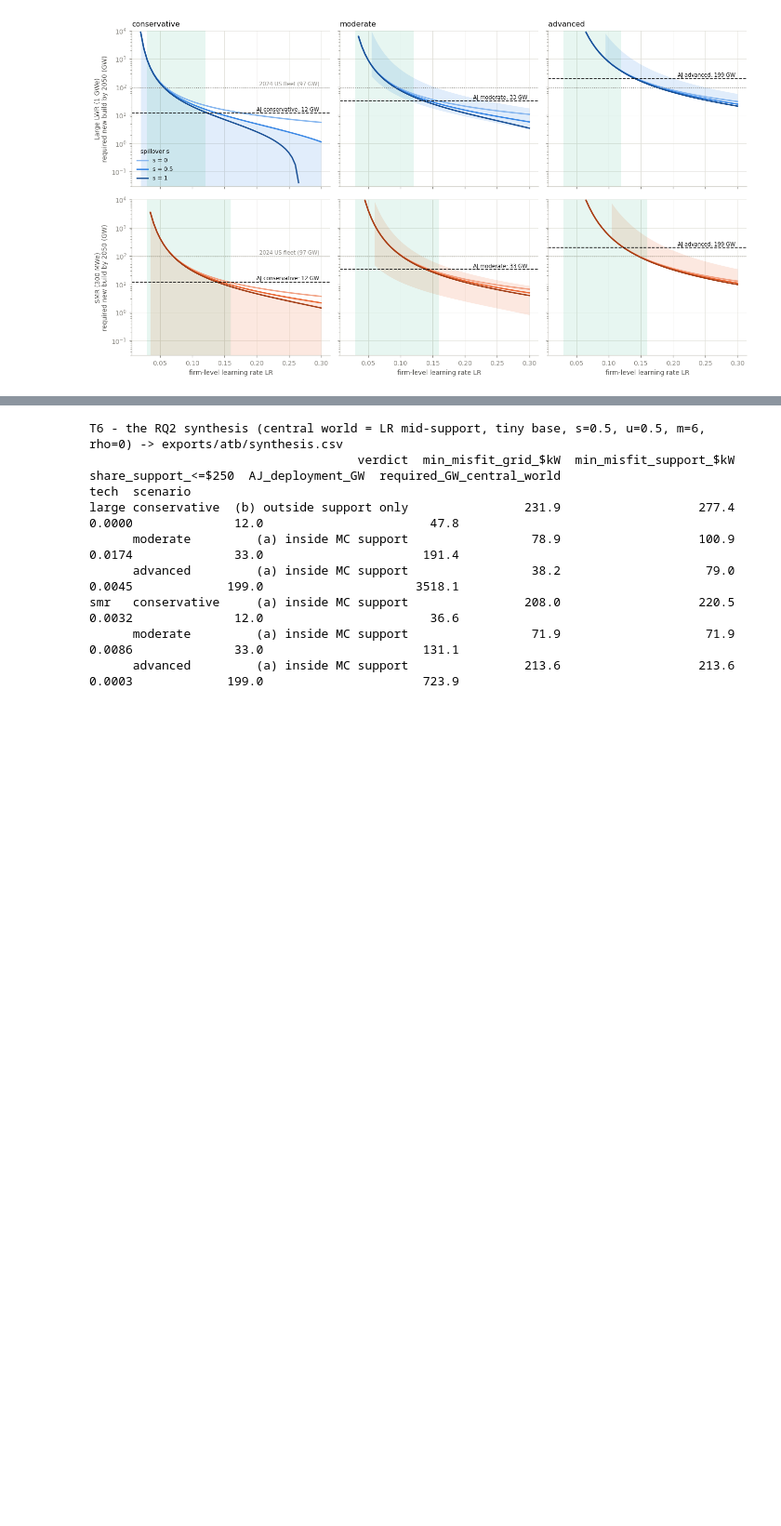
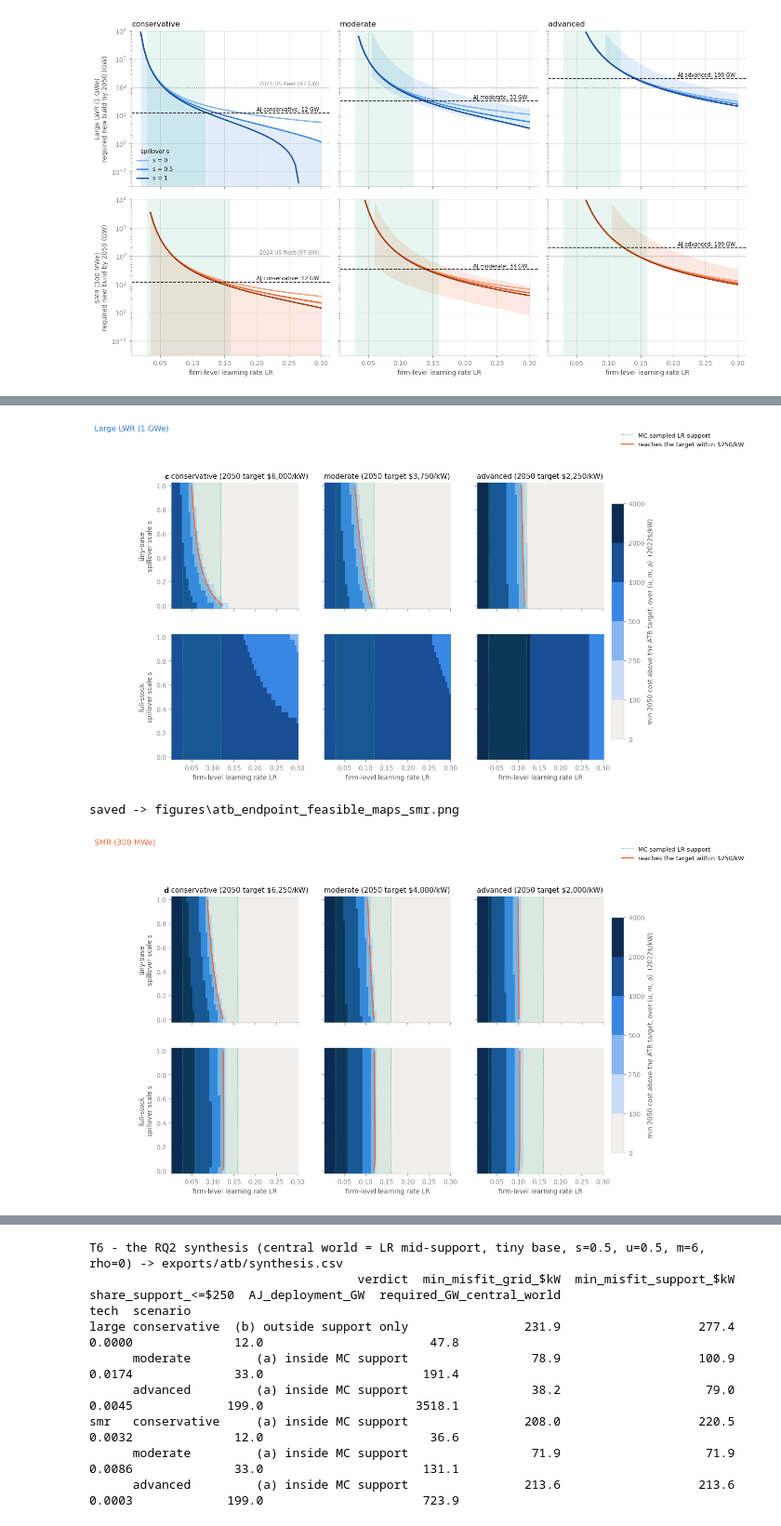
Before and after one commit to Ethan-s-PhD/ReEDS-nuclear-learning, a Jupyter notebook: z-ethan/mc/atb_parameter_space.ipynb, the cells around one changed output, grey strips where cells are left out. Shown at 93% size. Cells and saved outputs as stored; diff of their text form; code cells hidden in the pictures; blank space fills up the shorter version.

```diff
--- a/z-ethan/mc/atb_parameter_space.ipynb
+++ b/z-ethan/mc/atb_parameter_space.ipynb
@@ -1318,0 +1425,75 @@ saved -> figures\atb_required_deployment_vs_lr.png
+# %%
+# F9 (Fig 1c/d, ratified 2026-08-24) - endpoint feasibility, ONE-SIDED: a world is
+# feasible when it REACHES the ATB 2050 cost at the paired deployment,
+# OCC(2050) <= target + TOL. Ruling 08-24: the section asks whether the cost is
+# reachable, not matchable - the earlier two-sided band counted fast-learning worlds as
+# infeasible by overshoot, which inverted the apparent LR ordering across scenarios.
+# GAP50 = max(OCC(2050) - target, 0) is the shortfall; the two-sided misfit is kept as a
+# comparison column in the exported table.
+GAP50, MIS50 = {}, {}
+for tech in TECH:
+    for scen in SCEN_ORDER:
+        pred50 = BOAK_PIN[tech][scen] * SHAPES[(tech, scen)][:, -1].astype(np.float64)
+        GAP50[(tech, scen)] = np.maximum(pred50 - TARGET[tech][scen][-1], 0.0)
+        MIS50[(tech, scen)] = np.abs(pred50 - TARGET[tech][scen][-1])
+
+_rows = []
+for (tech, scen), gap in GAP50.items():
+    sup = (P["lr"] >= TECH[tech]["lr_lo"]) & (P["lr"] <= TECH[tech]["lr_hi"])
+    tiny, full = P["conv_full"] == 0, P["conv_full"] == 1
+    feas = gap <= TOL
+    _rows.append({
+        "tech": tech, "scenario": scen,
+        "share_grid": round(float(feas.mean()), 4),
+        "share_support": round(float(feas[sup].mean()), 4),
+        "share_support_tiny": round(float(feas[sup & tiny].mean()), 4),
+        "share_support_full": round(float(feas[sup & full].mean()), 4),
+        "share_support_twosided": round(float((MIS50[(tech, scen)] <= TOL)[sup].mean()), 4),
+        "share_support_milestone": round(float((FITS[(tech, scen)]["mis"] <= TOL)[sup].mean()), 4),
+    })
+end_share = pd.DataFrame(_rows).set_index(["tech", "scenario"])
+end_share.to_csv(ATB_OUT / "endpoint_feasible_share.csv")
+print("endpoint feasible shares, ONE-SIDED (reaches the 2050 cost: OCC(2050) <= target + "
+      "$250/kW at the paired deployment; comparison columns: two-sided endpoint band, "
+      "Part-1 milestone criterion) -> exports/atb/endpoint_feasible_share.csv")
+print(end_share.to_string())
+print("\n(min LR that reaches the 2050 cost at the paired deployment: T5, "
+      "exports/atb/min_lr_at_aj_deployment.csv - already one-sided by construction)")
+
+_lev50 = [0, 100, 250, 500, 1000, 2000, 4000]
+_norm50 = BoundaryNorm(_lev50, CMAP_SEQ.N)
+for tech in TECH:
+    fig, axes = plt.subplots(2, 3, figsize=(13, 7), sharex=True, sharey=True)
+    for r, conv_name, conv_val in [(0, "tiny-base", 0), (1, "full-stock", 1)]:
+        for c, scen in enumerate(SCEN_ORDER):
+            ax = axes[r, c]
+            g = GAP50[(tech, scen)].reshape(GRID_SHAPE)              # (rho,conv,m,lr,s,u)
+            zmin = g[:, conv_val].min(axis=(0, 1, 4))                # (lr, s)
+            pc = ax.pcolormesh(LR_GRID, S21, zmin.T, cmap=CMAP_SEQ, norm=_norm50,
+                               shading="nearest")
+            ax.grid(False)                                           # house heatmap rule
+            if (zmin <= TOL).any() and (zmin > TOL).any():
+                ax.contour(LR_GRID, S21, zmin.T, levels=[TOL], colors=[C_SMR], linewidths=1.6)
+            ax.axvspan(TECH[tech]["lr_lo"], TECH[tech]["lr_hi"], color=C_TINY, alpha=0.10, lw=0)
+            for x in (TECH[tech]["lr_lo"], TECH[tech]["lr_hi"]):
+                ax.axvline(x, color=C_TINY, lw=1.0, ls=":")
+            if r == 0:
+                ax.set_title(f"{scen} (2050 target ${TARGET[tech][scen][-1]:,.0f}/kW)",
+                             fontsize=10)
+            if c == 0:
+                ax.set_ylabel(f"{conv_name}\nspillover scale s")
+            if r == 1:
+                ax.set_xlabel("firm-level learning rate LR")
+    # Paper Fig 1 letters baked at source (house rule): the cost-deployment plane (F8)
+    # leads as "a" (large) / "b" (smr); these maps carry "c"/"d".
+    ps.panel_letter(axes[0, 0], "c" if tech == "large" else "d")
+    handles = [Line2D([], [], color=C_TINY, lw=1.0, ls=":", label="MC sampled LR support"),
+               Line2D([], [], color=C_SMR, lw=1.6,
+                      label=f"reaches the target within ${TOL:.0f}/kW")]
+    fig.legend(handles=handles, loc="upper right", fontsize=8.5, bbox_to_anchor=(0.99, 1.035))
+    cb = fig.colorbar(pc, ax=axes, shrink=0.85, pad=0.015)
+    cb.set_label("min 2050 cost above the ATB target, over (u, m, ρ)  (2022$/kW)")
+    fig.suptitle(TECH_LABEL[tech], color=TECH_COLOR[tech], x=0.01, ha="left", y=1.04)
+    ps.savefig(fig, FIGURES / f"atb_endpoint_feasible_maps_{tech}.png")
+    plt.show()
+# %% [output]
@@ -1318,0 +1512,3 @@ saved -> figures\atb_required_deployment_vs_lr.png
+[figure, added]
+saved -> figures\atb_endpoint_feasible_maps_smr.png
+[figure, added]
```
Also changed, not shown: parts of 13 cells of this notebook, 22 other files.
